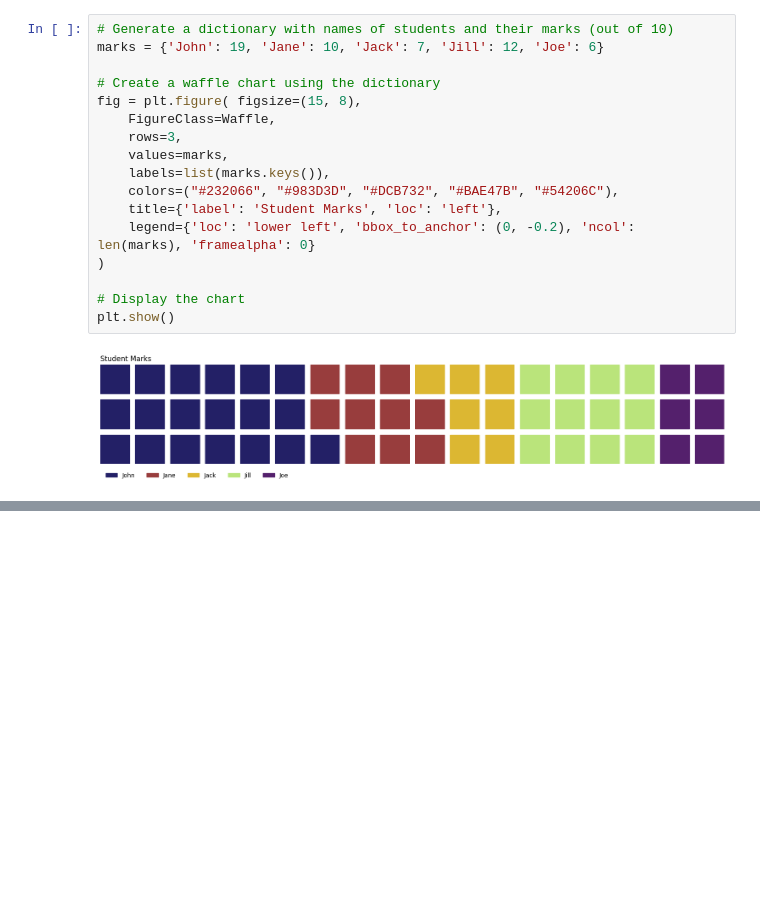
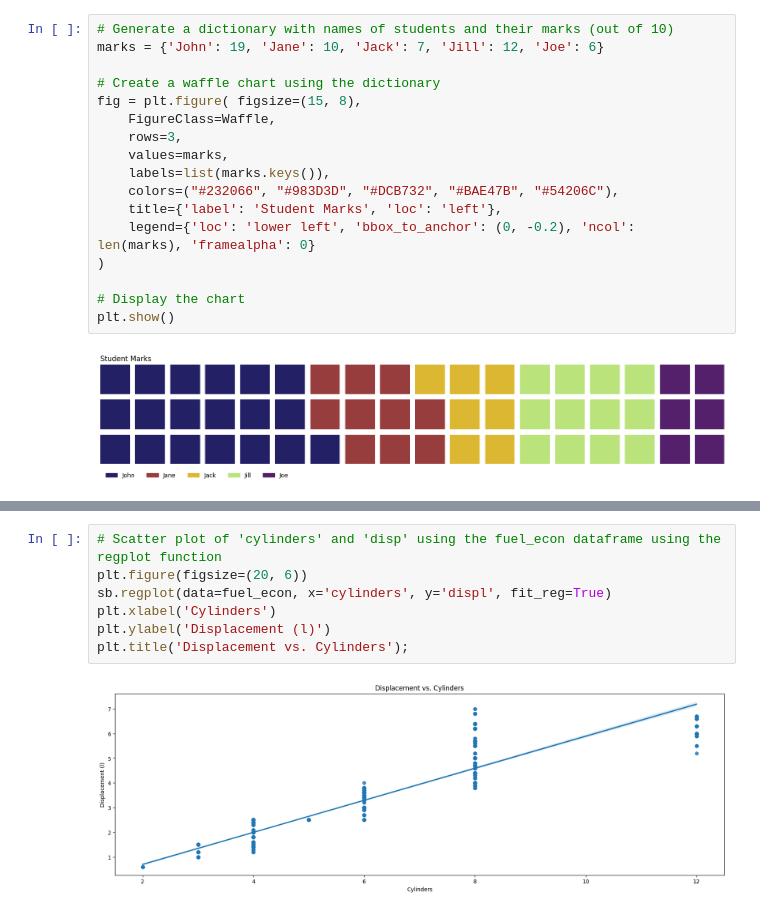
Before and after one commit to kisyular/data-visualization, a Jupyter notebook: Intro-Data-Visualization.ipynb, the cells around one changed output, grey strips where cells are left out. Cells and saved outputs as stored; diff of their text form; blank space fills up the shorter version.

```diff
--- a/Intro-Data-Visualization.ipynb
+++ b/Intro-Data-Visualization.ipynb
@@ -781,0 +849,9 @@ plt.show()
+# %%
+# Scatter plot of 'cylinders' and 'disp' using the fuel_econ dataframe using the regplot function
+plt.figure(figsize=(20, 6))
+sb.regplot(data=fuel_econ, x='cylinders', y='displ', fit_reg=True)
+plt.xlabel('Cylinders')
+plt.ylabel('Displacement (l)')
+plt.title('Displacement vs. Cylinders');
+# %% [output]
+[figure, added]
```
Also changed, not shown: parts of 9 cells of this notebook.
